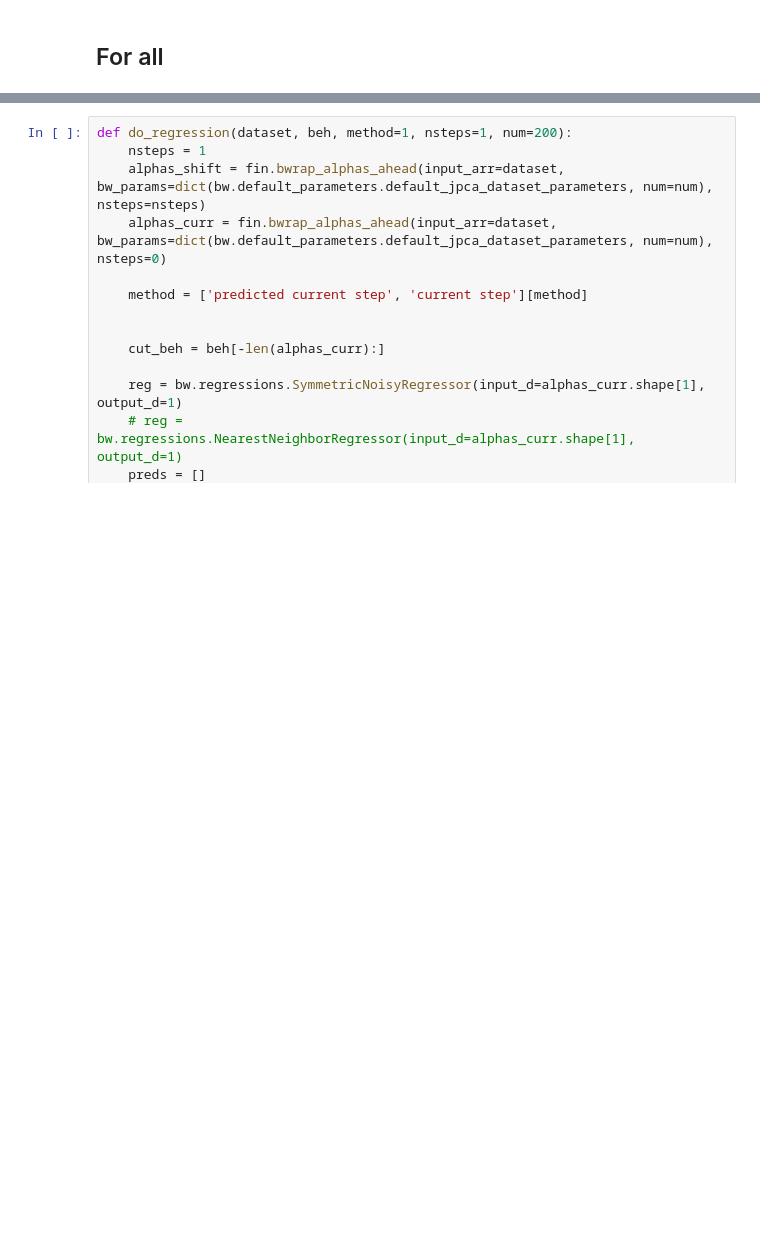
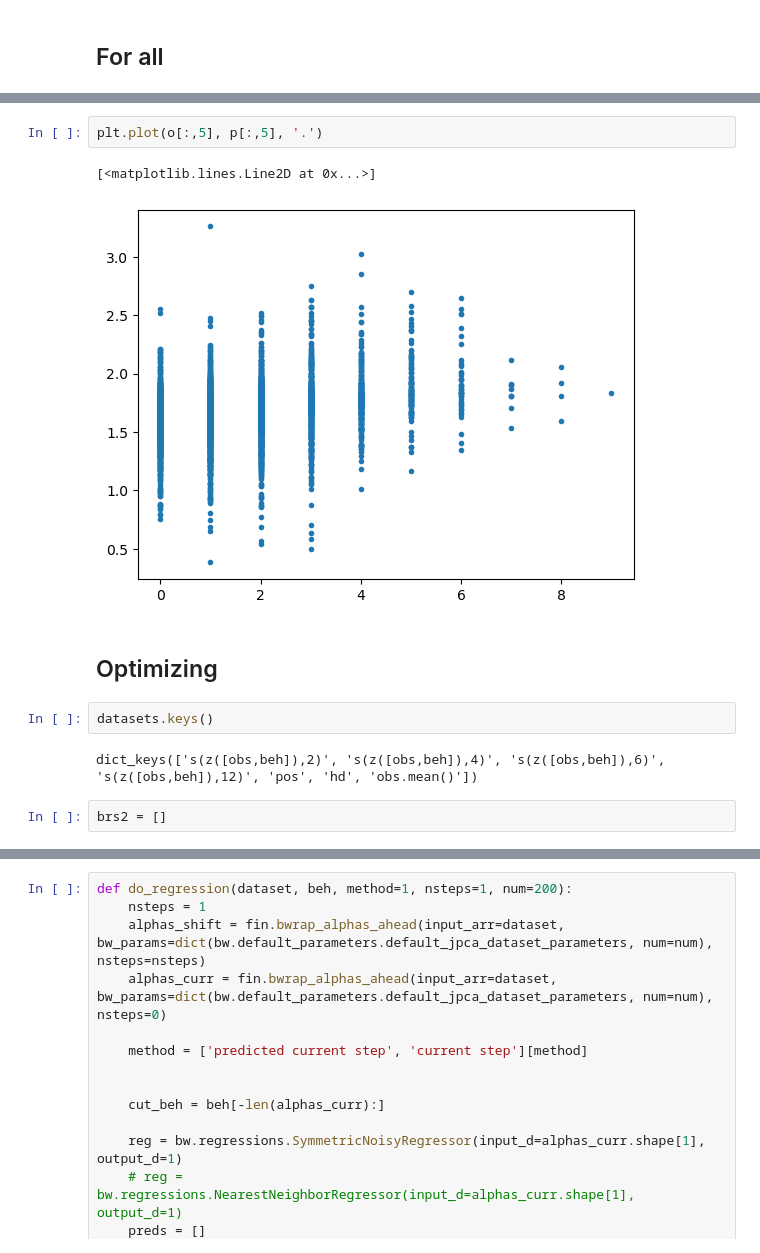
Before and after one commit to draeloslab/Bubblewrap, a Jupyter notebook: scripts/regressions.ipynb, the cells around one changed output, grey strips where cells are left out. Saved outputs shown, nothing was run; the diff lists cells and outputs as text; blank space fills up the shorter version.

```diff
--- a/scripts/regressions.ipynb
+++ b/scripts/regressions.ipynb
@@ -253,0 +299,13 @@ for row, okey in enumerate(output_keys):
+# %%
+plt.plot(o[:,5], p[:,5], '.')
+# %% [output]
+[<matplotlib.lines.Line2D at 0x...>]
+[figure, added]
+# %% [markdown]
+## Optimizing
+# %%
+datasets.keys()
+# %% [output]
+dict_keys(['s(z([obs,beh]),2)', 's(z([obs,beh]),4)', 's(z([obs,beh]),6)', 's(z([obs,beh]),12)', 'pos', 'hd', 'obs.mean()'])
+# %%
+brs2 = []
```
Also changed, not shown: parts of 38 cells of this notebook, 8 other files.
